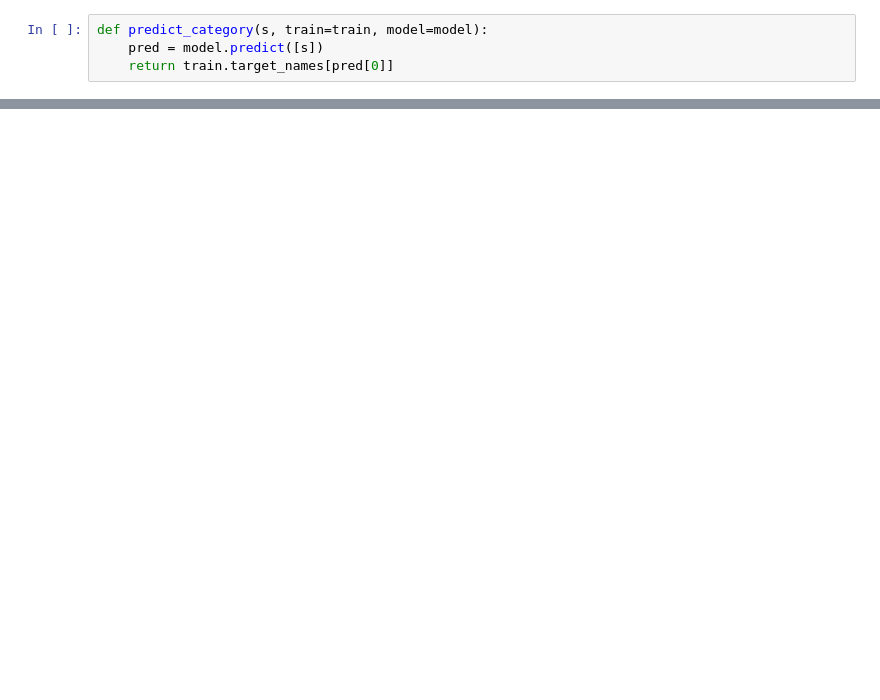
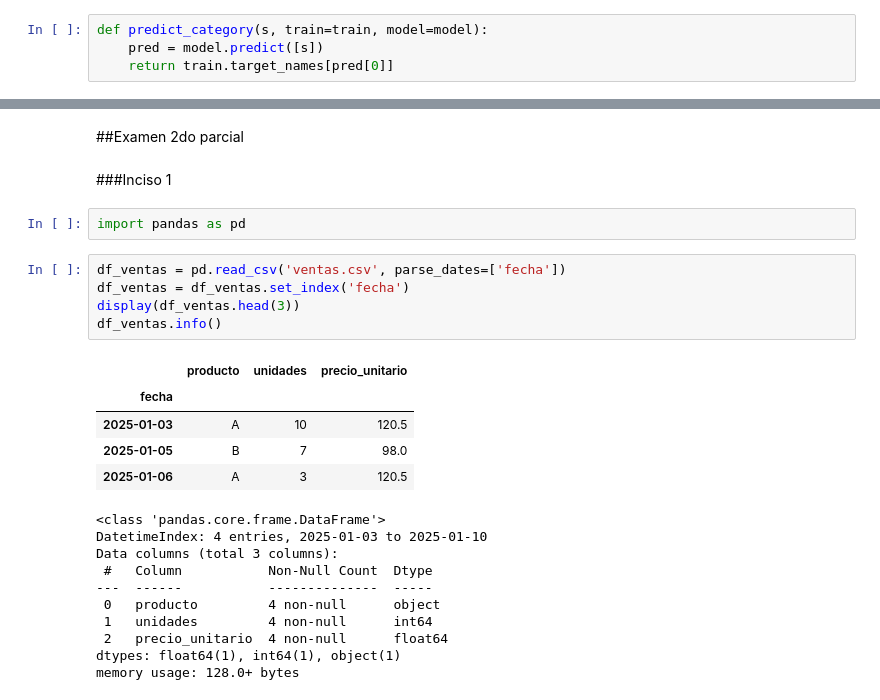
Before and after one commit to IvanRosP/mineria-de-datos, a Jupyter notebook: Mineria de datos.ipynb, the cells around one changed output, grey strips where cells are left out. Saved outputs shown, nothing was run; the diff lists cells and outputs as text; blank space fills up the shorter version.

```diff
--- a/Mineria de datos.ipynb
+++ b/Mineria de datos.ipynb
@@ -2267,0 +1958,27 @@ predict_category('determining the screen resolution')
+# %% [markdown]
+##Examen 2do parcial
+# %% [markdown]
+###Inciso 1
+# %%
+import pandas as pd
+# %%
+df_ventas = pd.read_csv('ventas.csv', parse_dates=['fecha'])
+df_ventas = df_ventas.set_index('fecha')
+display(df_ventas.head(3))
+df_ventas.info()
+# %% [output]
+|  | producto | unidades | precio_unitario |
+| fecha |  |  |  |
+| 2025-01-03 | A | 10 | 120.5 |
+| 2025-01-05 | B | 7 | 98.0 |
+| 2025-01-06 | A | 3 | 120.5 |
+<class 'pandas.core.frame.DataFrame'>
+DatetimeIndex: 4 entries, 2025-01-03 to 2025-01-10
+Data columns (total 3 columns):
+ #   Column           Non-Null Count  Dtype
+---  ------           --------------  -----
+ 0   producto         4 non-null      object
+ 1   unidades         4 non-null      int64
+ 2   precio_unitario  4 non-null      float64
+dtypes: float64(1), int64(1), object(1)
+memory usage: 128.0+ bytes
```
Also changed, not shown: parts of 68 cells of this notebook.
